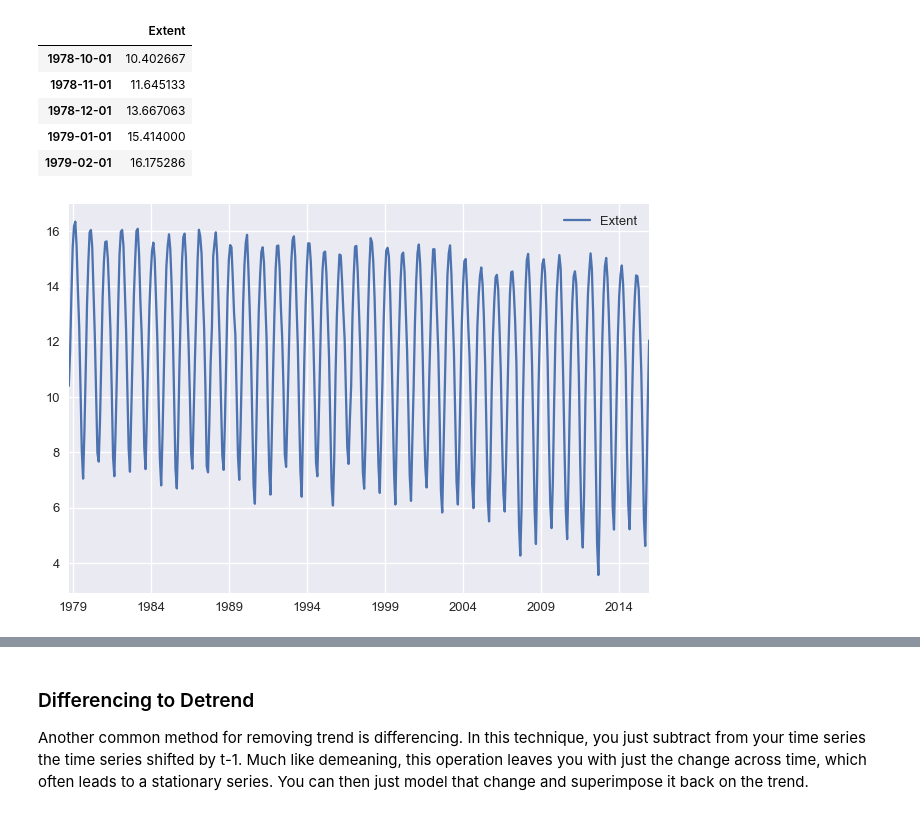
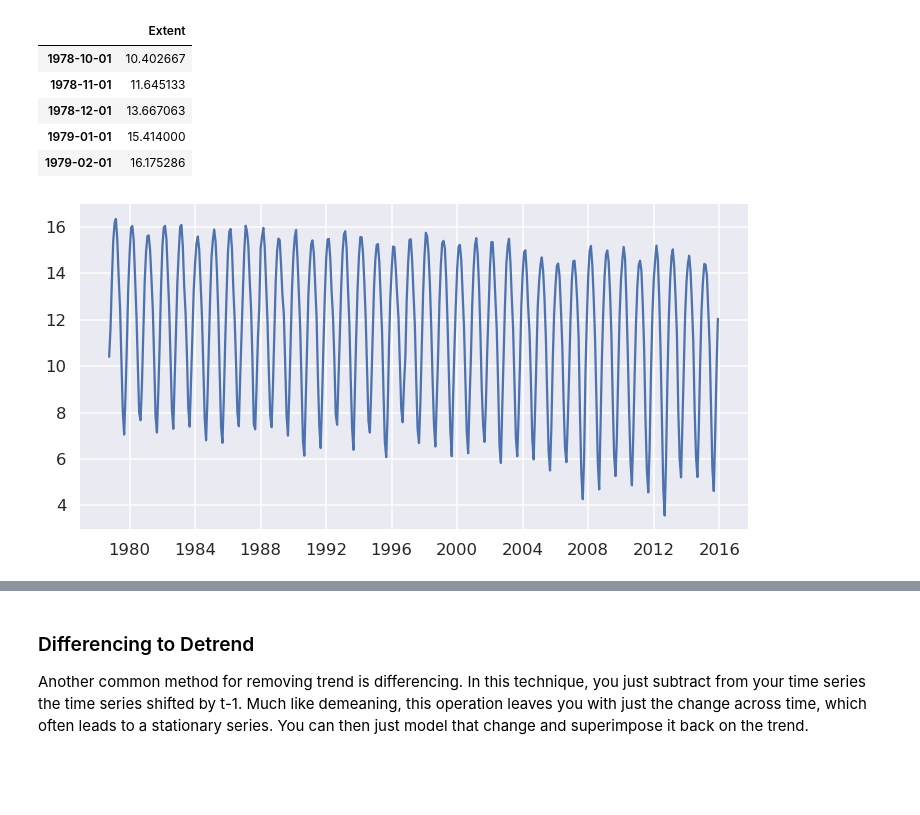
Before and after one commit to trangel/machine_learning, a Jupyter notebook: time_series/time_series.ipynb, the cells around one changed output, grey strips where cells are left out. Cells and saved outputs as stored; diff of their text form; code cells hidden in the pictures; blank space fills up the shorter version.

```diff
--- a/time_series/time_series.ipynb
+++ b/time_series/time_series.ipynb
@@ -2,8 +5,10 @@
 %matplotlib inline
 import pandas as pd
 import numpy as np
-import matplotlib as plt
+import matplotlib.pyplot as plt
 import seaborn as sns
+sns.set(rc={"figure.figsize": (12, 6)})
+sns.set_context('talk')
 # %%
 # read data into a pandas dataframe
 df = pd.read_csv('NH_seaice_extent_final_v2.csv')
@@ -51,7 +53,8 @@ monthly.head()
 # %%
 # The next step works only for pd.Int64Index type, so we need to convert this
 monthly.set_index(monthly.index.values)
-monthly.index = monthly.index.astype(pd.core.indexes.numeric.Int64Index)
+#monthly.index = monthly.index.astype(pd.core.indexes.numeric.Int64Index)
+#monthly.index = monthly.index.astype(int)
 monthly['Day']=1
 monthly.index = pd.to_datetime(monthly.loc[:, ['Year', 'Month', 'Day']])
 del monthly['Year']
@@ -68,11 +71,11 @@ monthly.head()
 # %%
 # plot ice extent over time
 sns.set_context('talk')
-monthly.plot(x=monthly.index, y='Extent')
-
+#monthly.plot(x=monthly.index, y='Extent')
+plt.plot(monthly)
 sns.despine()
 # %% [output]
-[figure, old version]
+[figure, new version]
 # %%
 def plot_rolling_mean_std(df,win):
     """calculate rolling mean: win = size of window to calculate over
```
Also changed, not shown: parts of 5 cells of this notebook, 2 other files.
